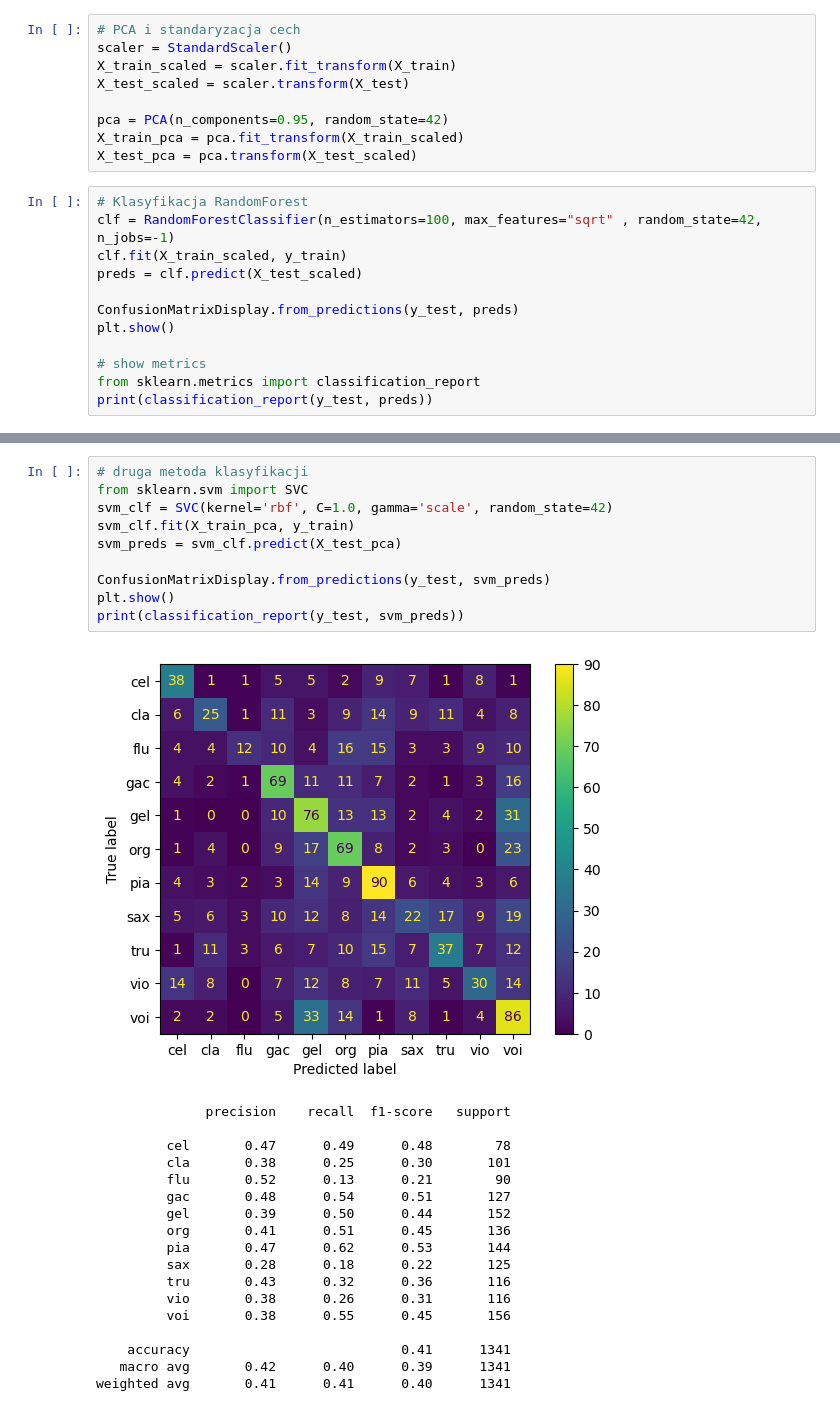
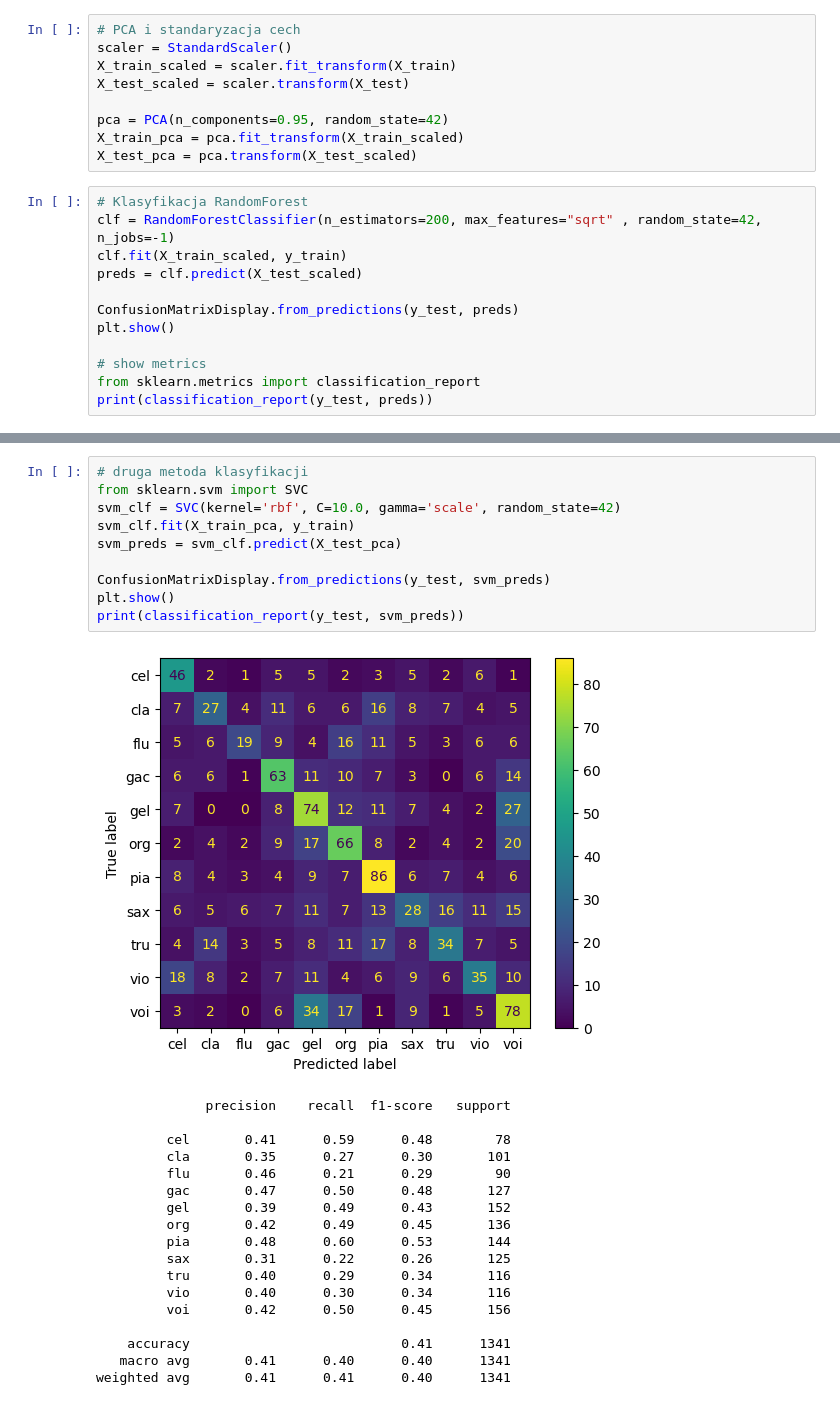
Before and after one commit to matgaj/pum_projekt1, a Jupyter notebook: mfcc_feature_extraction/classification_mfcc.ipynb, the cells around one changed output, grey strips where cells are left out. Saved outputs shown, nothing was run; the diff lists cells and outputs as text.

```diff
--- a/mfcc_feature_extraction/classification_mfcc.ipynb
+++ b/mfcc_feature_extraction/classification_mfcc.ipynb
@@ -26,7 +26,7 @@ X_train_pca = pca.fit_transform(X_train_scaled)
 X_test_pca = pca.transform(X_test_scaled)
 # %%
 # Klasyfikacja RandomForest
-clf = RandomForestClassifier(n_estimators=100, max_features="sqrt" , random_state=42, n_jobs=-1)
+clf = RandomForestClassifier(n_estimators=200, max_features="sqrt" , random_state=42, n_jobs=-1)
 clf.fit(X_train_scaled, y_train)
 preds = clf.predict(X_test_scaled)
 
@@ -58,29 +58,29 @@ weighted avg       0.39      0.38      0.37      1341
 # %%
 # druga metoda klasyfikacji
 from sklearn.svm import SVC
-svm_clf = SVC(kernel='rbf', C=1.0, gamma='scale', random_state=42)
+svm_clf = SVC(kernel='rbf', C=10.0, gamma='scale', random_state=42)
 svm_clf.fit(X_train_pca, y_train)
 svm_preds = svm_clf.predict(X_test_pca)
 
 ConfusionMatrixDisplay.from_predictions(y_test, svm_preds)
 plt.show()
 print(classification_report(y_test, svm_preds))
 # %% [output]
-[figure, old version]
+[figure, new version]
               precision    recall  f1-score   support
 
-         cel       0.47      0.49      0.48        78
-         cla       0.38      0.25      0.30       101
-         flu       0.52      0.13      0.21        90
-         gac       0.48      0.54      0.51       127
-         gel       0.39      0.50      0.44       152
-         org       0.41      0.51      0.45       136
-         pia       0.47      0.62      0.53       144
-         sax       0.28      0.18      0.22       125
-         tru       0.43      0.32      0.36       116
-         vio       0.38      0.26      0.31       116
-         voi       0.38      0.55      0.45       156
+         cel       0.41      0.59      0.48        78
+         cla       0.35      0.27      0.30       101
+         flu       0.46      0.21      0.29        90
+         gac       0.47      0.50      0.48       127
+         gel       0.39      0.49      0.43       152
+         org       0.42      0.49      0.45       136
+         pia       0.48      0.60      0.53       144
+         sax       0.31      0.22      0.26       125
+         tru       0.40      0.29      0.34       116
+         vio       0.40      0.30      0.34       116
+         voi       0.42      0.50      0.45       156
 
     accuracy                           0.41      1341
-   macro avg       0.42      0.40      0.39      1341
+   macro avg       0.41      0.40      0.40      1341
 weighted avg       0.41      0.41      0.40      1341
```
Also changed, not shown: parts of 1 cell of this notebook, 1 other file.
